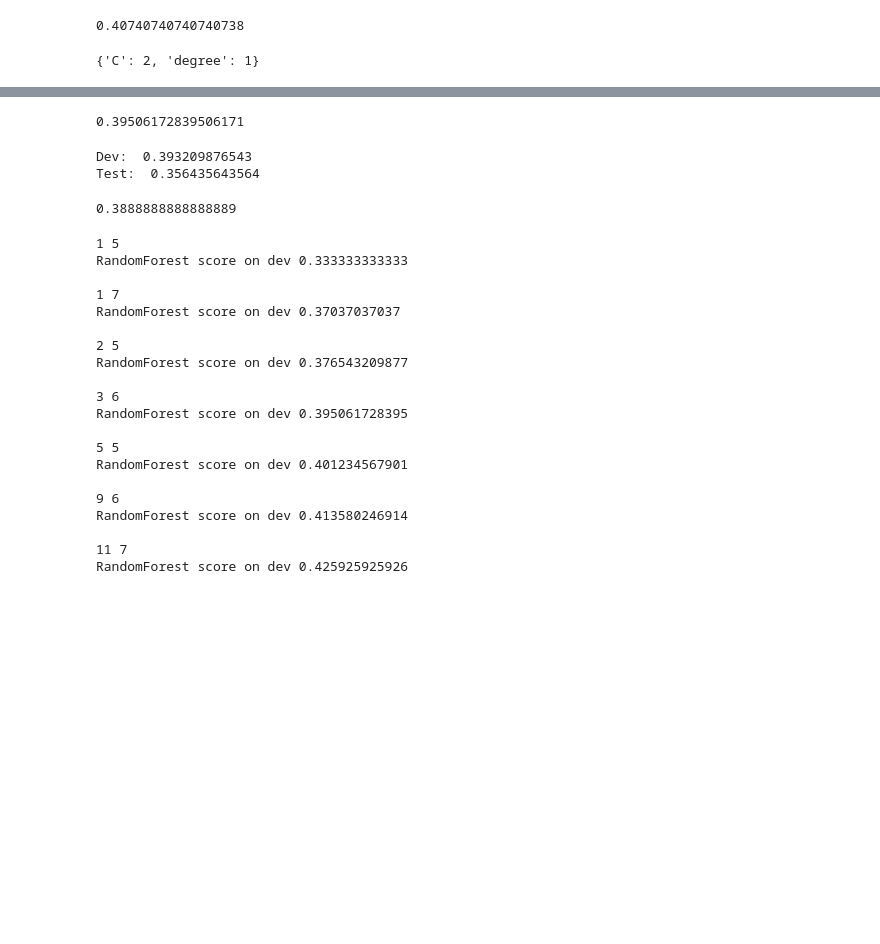
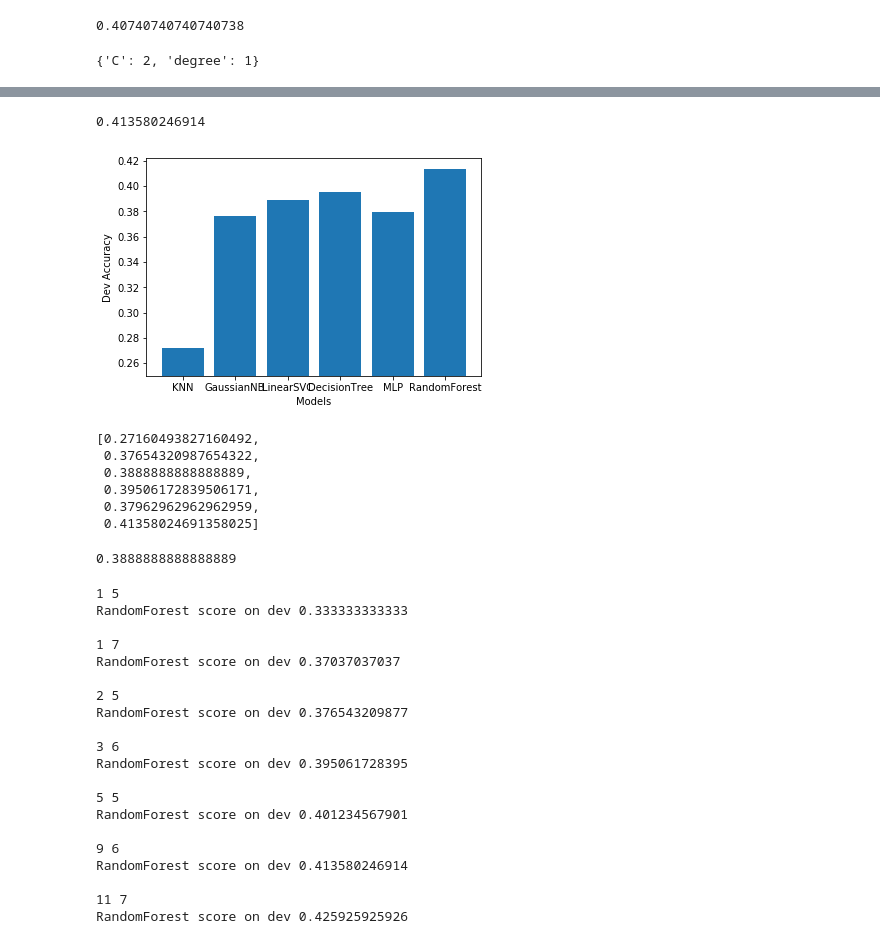
Before and after one commit to chinmay2312/empathy_prediction, a Jupyter notebook: hw5_CG_nb.ipynb, the cells around one changed output, grey strips where cells are left out. Drawn from its saved outputs; the diff is of its cells as text; code cells hidden in the pictures; blank space fills up the shorter version.

```diff
--- a/hw5_CG_nb.ipynb
+++ b/hw5_CG_nb.ipynb
@@ -123,6 +157,8 @@ accSum = []
 #for i in range(10):
 svc.fit(X_train,y_train)
 #accSum.append(
-svc.score(X_dev,y_dev)#)
+print(svc.score(X_dev,y_dev))
 #np.mean(accSum)
+scores.append(svc.score(X_dev,y_dev))
+models.append("LinearSVC")
 # %% [output]
@@ -129,0 +166,9 @@ svc.score(X_dev,y_dev)#)
+# %%
+accSum = []
+#for i in range(10):
+dtree.fit(X_train,y_train)
+#accSum.append(
+print(dtree.score(X_dev,y_dev))
+#np.mean(accSum)
+scores.append(dtree.score(X_dev,y_dev))
+models.append("DecisionTree")
@@ -129,0 +177,9 @@ svc.score(X_dev,y_dev)#)
+# %%
+accSum = []
+for i in range(10):
+    mlp.fit(X_train,y_train)
+    accSum.append(mlp.score(X_dev,y_dev))
+print("Dev: ",np.mean(accSum))
+scores.append(np.mean(accSum))
+models.append("MLP")
+#print("Test: ",mlp.score(X_test,y_test))
@@ -134,20 +201,29 @@ accSum
-# %%
-accSum = []
-#for i in range(10):
-dtree.fit(X_train,y_train)
-#accSum.append(
-dtree.score(X_dev,y_dev)#)
-#np.mean(accSum)
-# %% [output]
-0.39506172839506171
-# %%
-accSum = []
-for i in range(10):
-    mlp.fit(X_train,y_train)
-    accSum.append(mlp.score(X_dev,y_dev))
-print("Dev: ",np.mean(accSum))
-print("Test: ",mlp.score(X_test,y_test))
-# %% [output]
-Dev:  0.393209876543
-Test:  0.356435643564
+# %%
+from sklearn.ensemble import RandomForestClassifier
+clf = RandomForestClassifier(random_state=0)
+clf.fit(X_train, y_train)
+print(clf.score(X_dev, y_dev))
+scores.append(clf.score(X_dev, y_dev))
+models.append("RandomForest")
+# %% [output]
+0.413580246914
+# %%
+
+x = np.arange(len(scores))
+plt.bar(x, height= [(i-0.25) for i in scores],bottom=0.25)
+plt.xticks(x, models)
+plt.ylabel("Dev Accuracy")
+plt.xlabel("Models")
+plt.show()
+# %% [output]
+[figure, added]
+# %%
+scores
+# %% [output]
+[0.27160493827160492,
+ 0.37654320987654322,
+ 0.3888888888888889,
+ 0.39506172839506171,
+ 0.37962962962962959,
+ 0.41358024691358025]
 # %%
```
Also changed, not shown: parts of 16 cells of this notebook.
